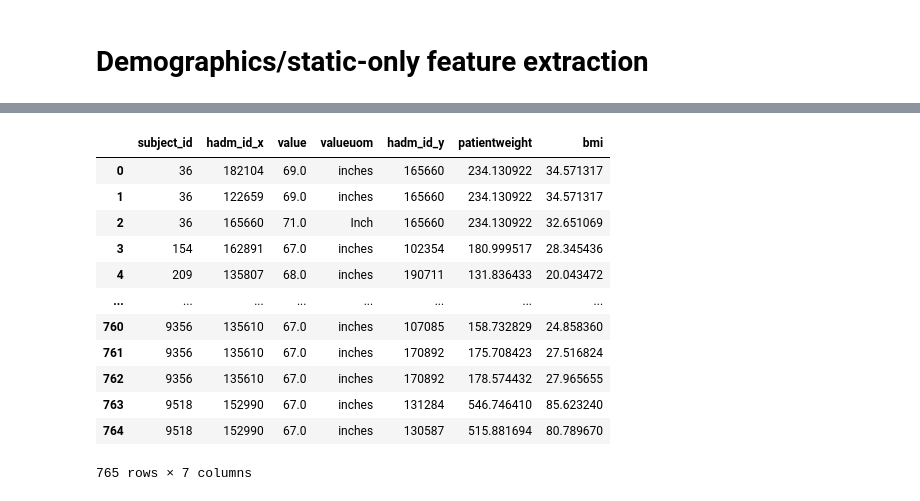
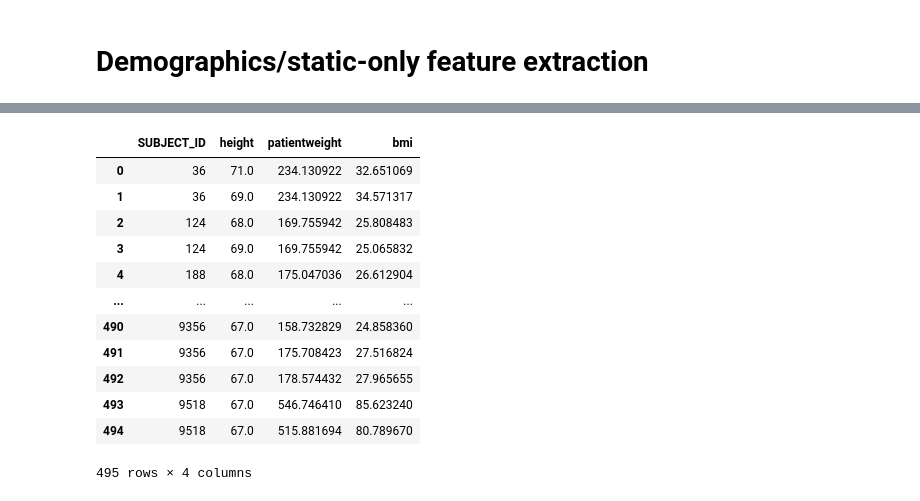
Before and after one commit to zhiyue13/cobalt, a Jupyter notebook: Demographic Features Extraction.ipynb, the cells around one changed output, grey strips where cells are left out. Cells and saved outputs as stored; diff of their text form; code cells hidden in the pictures.

```diff
--- a/Demographic Features Extraction.ipynb
+++ b/Demographic Features Extraction.ipynb
@@ -37,6 +19,9 @@ cohort = pd.concat(cohort_df, ignore_index=True)
 # %%
-#  getting subject ids from cohort files
-patient_ids = cohort['subject_id']
+# path with all files
+path = "C:/Users/mnigc/Documents/PCM/"
+patient_ids=pd.read_csv('Matchedsubjectidnumerics.csv')
+expired=patient_ids['Subject_id_dead'].dropna()
+alive=patient_ids['Subject_id_alive'].dropna()
 
 # get unique patient ids
 unique_ids=np.unique(patient_ids)
@@ -240,9 +297,11 @@ postgres_str = ('postgresql://{username}:{password}@{ipaddress}:{port}/{dbname}'
 cnx = create_engine(postgres_str)
 # %%
 # Height 920, 1394, 4187, 3486, 226707
-height=pd.read_sql_query('''SELECT subject_id, hadm_id, value, valueuom
+height=pd.read_sql_query('''SELECT subject_id, value
 FROM chartevents
 WHERE itemid=920 or itemid=1394 or itemid=4187 or itemid= 3486 or itemid=226707;''',cnx)
 height=height[height['subject_id'].isin(unique_ids)]
 height=height.drop_duplicates()
 height = height.replace(to_replace='None', value=np.nan).dropna()
+height=height.rename(columns={'subject_id': 'SUBJECT_ID', 'value':'height'})
+height
@@ -249,5 +322,7 @@ height = height.replace(to_replace='None', value=np.nan).dropna()
 # %%
 # Weight - patientweight from inputevents_mv
-weight=pd.read_sql_query('''SELECT subject_id, hadm_id, patientweight FROM inputevents_mv;''',cnx)
+weight=pd.read_sql_query('''SELECT subject_id, patientweight FROM inputevents_mv;''',cnx)
 weight=weight[weight['subject_id'].isin(unique_ids)]
 weight=weight.drop_duplicates()
+weight=weight.rename(columns={'subject_id': 'SUBJECT_ID'})
+weight
@@ -254,23 +343,24 @@ weight=weight.drop_duplicates()
 # %%
 # BMI
-weight_height=height.merge(weight,how='inner',on='subject_id')
+weight_height=height.merge(weight,how='inner',on='SUBJECT_ID')
 weight_height.patientweight=weight_height.patientweight/0.45359237
-weight_height['value']=weight_height['value'].apply(lambda x: float(x))
+weight_height['height']=weight_height['height'].apply(lambda x: float(x))
 
-weight_height['bmi']=703*((weight_height.patientweight)/weight_height.value**2)
+weight_height['bmi']=703*((weight_height.patientweight)/weight_height.height**2)
 
+weight_height=weight_height.rename(columns={'subject_id': 'SUBJECT_ID'})
 weight_height
 # %% [output]
-|  | subject_id | hadm_id_x | value | valueuom | hadm_id_y | patientweight | bmi |
-| 0 | 36 | 182104 | 69.0 | inches | 165660 | 234.130922 | 34.571317 |
-| 1 | 36 | 122659 | 69.0 | inches | 165660 | 234.130922 | 34.571317 |
-| 2 | 36 | 165660 | 71.0 | Inch | 165660 | 234.130922 | 32.651069 |
-| 3 | 154 | 162891 | 67.0 | inches | 102354 | 180.999517 | 28.345436 |
-| 4 | 209 | 135807 | 68.0 | inches | 190711 | 131.836433 | 20.043472 |
-| ... | ... | ... | ... | ... | ... | ... | ... |
-| 760 | 9356 | 135610 | 67.0 | inches | 107085 | 158.732829 | 24.858360 |
-| 761 | 9356 | 135610 | 67.0 | inches | 170892 | 175.708423 | 27.516824 |
-| 762 | 9356 | 135610 | 67.0 | inches | 170892 | 178.574432 | 27.965655 |
-| 763 | 9518 | 152990 | 67.0 | inches | 131284 | 546.746410 | 85.623240 |
-| 764 | 9518 | 152990 | 67.0 | inches | 130587 | 515.881694 | 80.789670 |
+|  | SUBJECT_ID | height | patientweight | bmi |
+| 0 | 36 | 71.0 | 234.130922 | 32.651069 |
+| 1 | 36 | 69.0 | 234.130922 | 34.571317 |
+| 2 | 124 | 68.0 | 169.755942 | 25.808483 |
+| 3 | 124 | 69.0 | 169.755942 | 25.065832 |
+| 4 | 188 | 68.0 | 175.047036 | 26.612904 |
+| ... | ... | ... | ... | ... |
+| 490 | 9356 | 67.0 | 158.732829 | 24.858360 |
+| 491 | 9356 | 67.0 | 175.708423 | 27.516824 |
+| 492 | 9356 | 67.0 | 178.574432 | 27.965655 |
+| 493 | 9518 | 67.0 | 546.746410 | 85.623240 |
+| 494 | 9518 | 67.0 | 515.881694 | 80.789670 |
-765 rows × 7 columns
+495 rows × 4 columns
```
Also changed, not shown: parts of 16 cells of this notebook.
